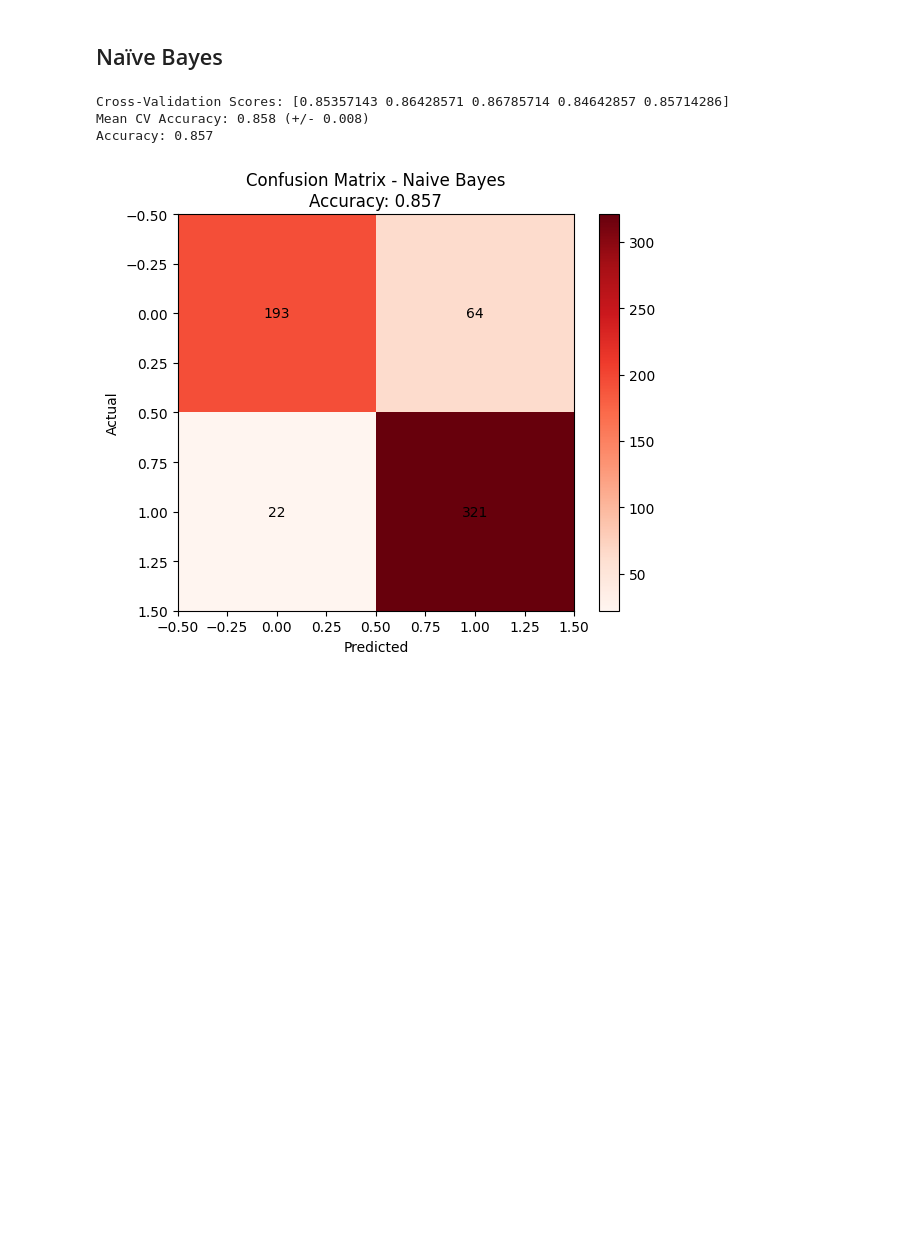
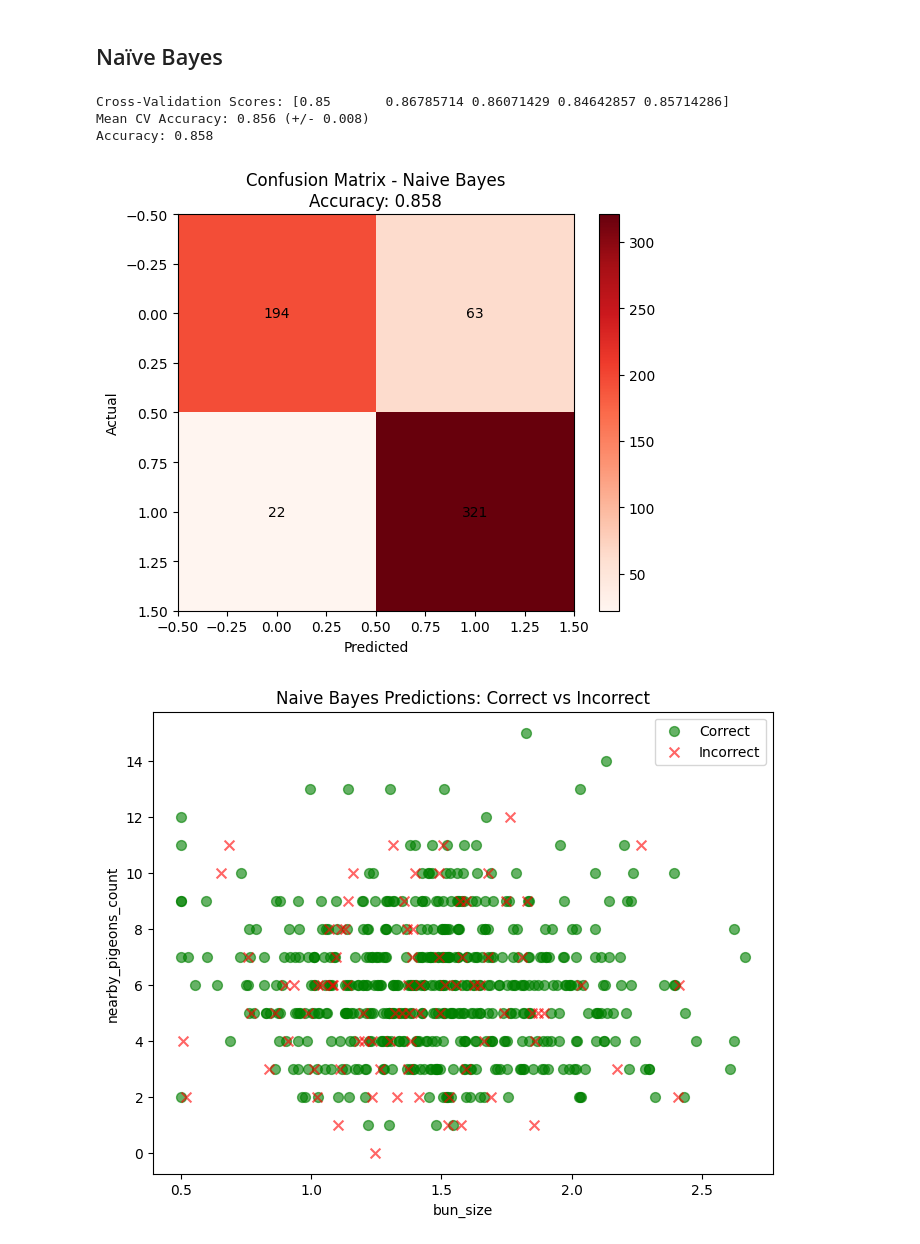
Before and after one commit to Lord-of-Waffles/WillPigeonEatBun, a Jupyter notebook: project.ipynb, the cells around one changed output. Cells and saved outputs as stored; diff of their text form; code cells hidden in the pictures; blank space fills up the shorter version.

```diff
--- a/project.ipynb
+++ b/project.ipynb
@@ -197,7 +222,7 @@ Accuracy: 0.770
 # %% [markdown]
 ## Naïve Bayes
 # %%
-X = pigeon_frame.drop("will_eat_bun", axis=1)
+X = pigeon_frame.drop(["will_eat_bun", "id"], axis=1)  # Drop both target and id
 y = pigeon_frame["will_eat_bun"]
 
 #shplit the data
@@ -231,7 +256,26 @@ for i in range(cm.shape[0]):
 plt.tight_layout()
 plt.show()
 # %% [output]
-Cross-Validation Scores: [0.85357143 0.86428571 0.86785714 0.84642857 0.85714286]
-Mean CV Accuracy: 0.858 (+/- 0.008)
-Accuracy: 0.857
+Cross-Validation Scores: [0.85       0.86785714 0.86071429 0.84642857 0.85714286]
+Mean CV Accuracy: 0.856 (+/- 0.008)
+Accuracy: 0.858
 [figure]
+# %%
+correct = y_test == y_pred
+
+feature1 = X_test.iloc[:, 0]
+feature2 = X_test.iloc[:, 1]
+
+plt.figure(figsize=(8, 6))
+plt.scatter(feature1[correct], feature2[correct],
+            alpha=0.6, label="Correct", color="green", s=50)
+plt.scatter(feature1[~correct], feature2[~correct],
+            alpha=0.6, label="Incorrect", color="red", s=50, marker='x')
+
+plt.xlabel(X_test.columns[0])
+plt.ylabel(X_test.columns[1])
+plt.title("Naive Bayes Predictions: Correct vs Incorrect")
+plt.legend()
+plt.show()
+# %% [output]
+[figure, added]
```
Also changed, not shown: parts of 7 cells of this notebook.
